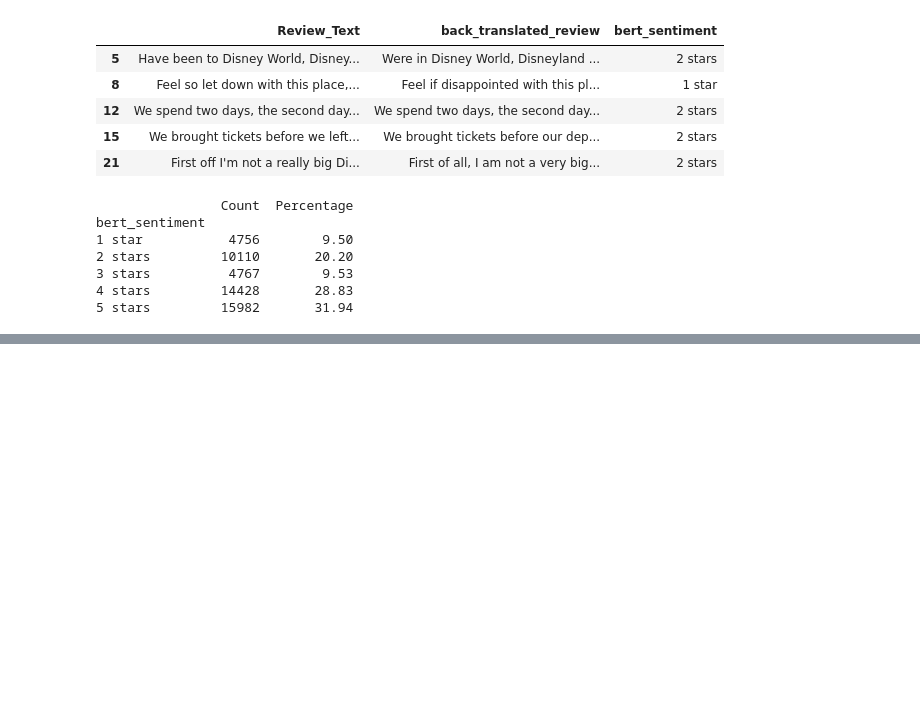
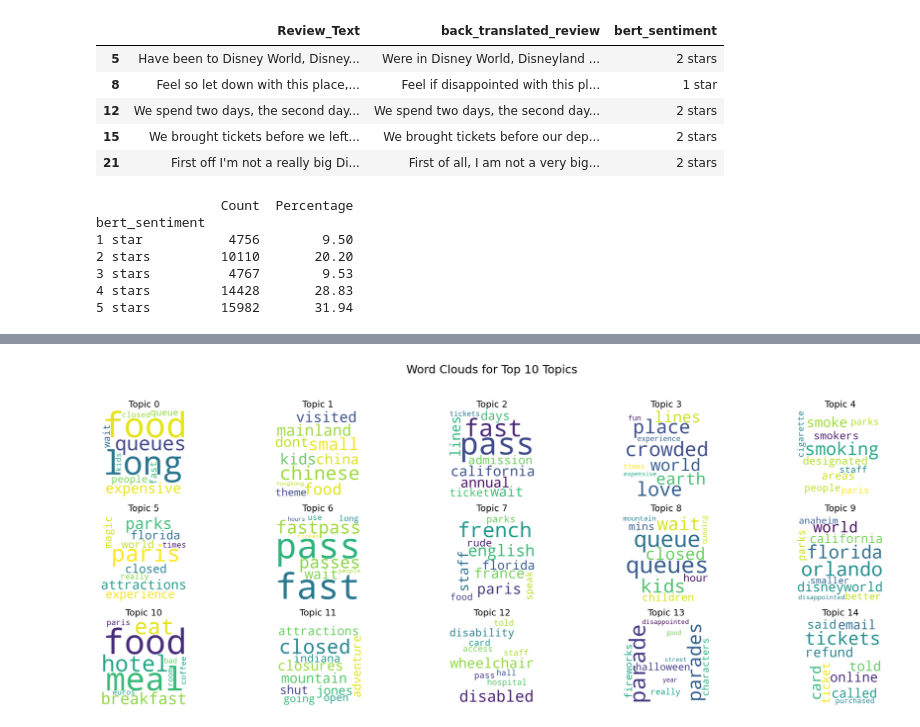
Before and after one commit to reallyjustalan/DSA3101_Group8_Project1, a Jupyter notebook: B4/DSA3101_B4_Predictive_Modelling.ipynb, the cells around one changed output, grey strips where cells are left out. Drawn from its saved outputs; the diff is of its cells as text; code cells hidden in the pictures; blank space fills up the shorter version.

```diff
--- a/B4/DSA3101_B4_Predictive_Modelling.ipynb
+++ b/B4/DSA3101_B4_Predictive_Modelling.ipynb
@@ -531,0 +615,31 @@ ValueError: Mime type rendering requires nbformat>=4.2.0 but it is not installed
+# %%
+from wordcloud import WordCloud
+import matplotlib.pyplot as plt
+
+# Get top 10 non-outlier topics
+top_topics = topic_model.get_topic_freq().head(16)  # Includes topic -1
+top_topics = top_topics[top_topics["Topic"] != -1]["Topic"].tolist()[:15]  # Top 10 topics excluding -1
+
+# Set up plot grid (2 rows x 5 columns)
+fig, axes = plt.subplots(3, 5, figsize=(20, 8))
+fig.suptitle("Word Clouds for Top 10 Topics", fontsize=18)
+
+# Flatten axes for easy iteration
+axes = axes.flatten()
+
+# Generate and plot word clouds
+for idx, topic_id in enumerate(top_topics):
+    topic_words = dict(topic_model.get_topic(topic_id))
+    wc = WordCloud(width=400, height=400, background_color='white').generate_from_frequencies(topic_words)
+    axes[idx].imshow(wc, interpolation="bilinear")
+    axes[idx].axis("off")
+    axes[idx].set_title(f"Topic {topic_id}", fontsize=14)
+
+# Hide any unused subplots (if fewer than 10)
+for j in range(len(top_topics), len(axes)):
+    axes[j].axis("off")
+
+plt.tight_layout(rect=[0, 0.03, 1, 0.95])  # Adjust layout to fit title
+plt.show()
+# %% [output]
+[figure, added]
```
Also changed, not shown: parts of 12 cells of this notebook.
